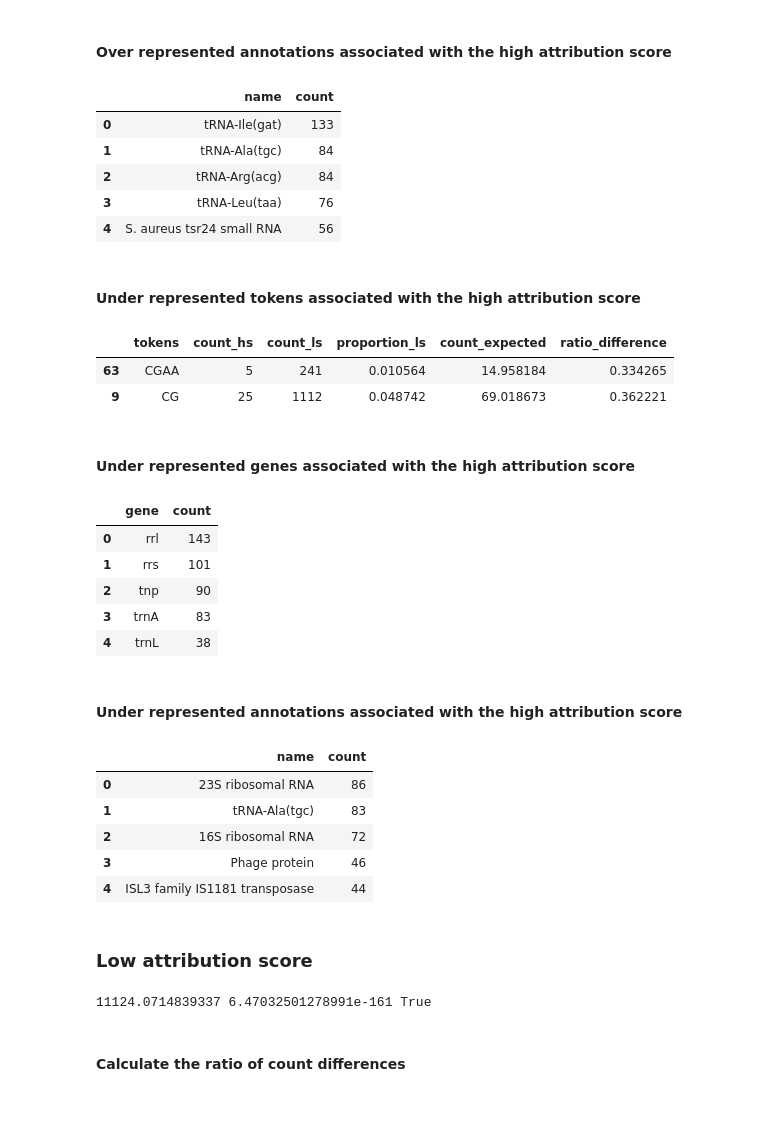
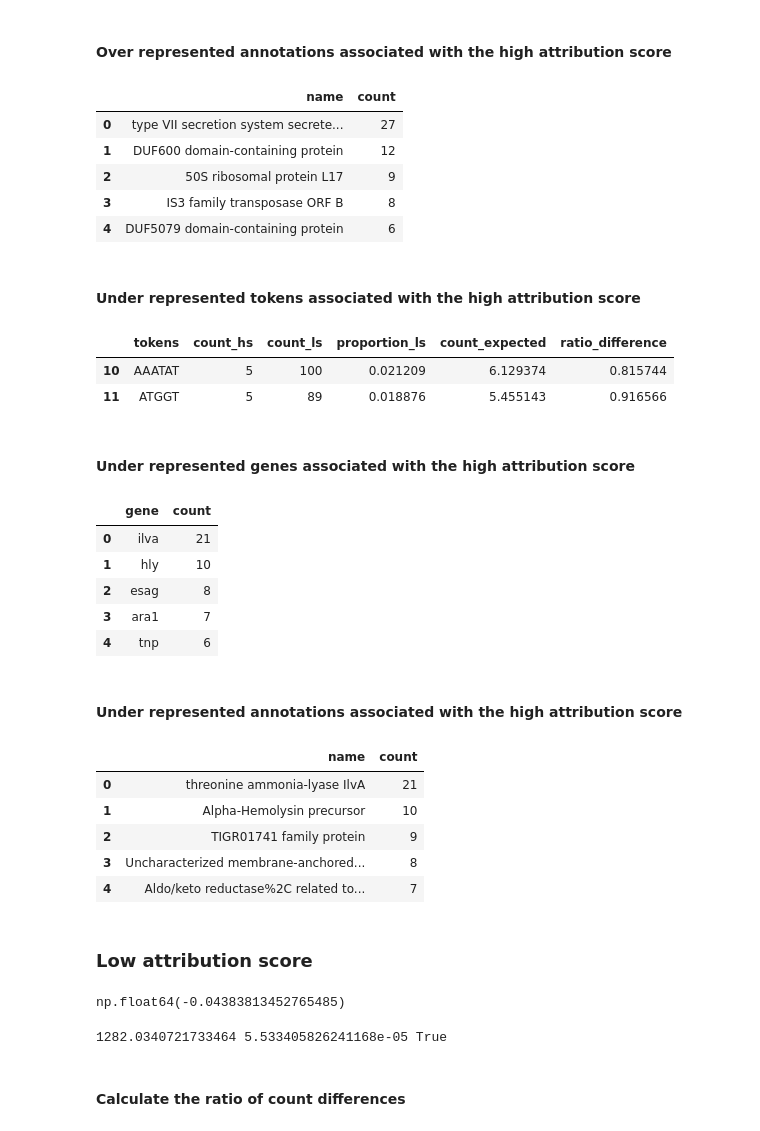
Before and after one commit to ryashpal/alfred-data-analysis, a Jupyter notebook: notebooks/genome_nlp_tokens/statistical_analysis_for_token_attribution_scores.ipynb, the cells around one changed output. Drawn from its saved outputs; the diff is of its cells as text; code cells hidden in the pictures.

```diff
--- a/notebooks/genome_nlp_tokens/statistical_analysis_for_token_attribution_scores.ipynb
+++ b/notebooks/genome_nlp_tokens/statistical_analysis_for_token_attribution_scores.ipynb
@@ -82,7 +82,7 @@ overlappingFilesDir = Path(os.environ['GENOMICS_DATA_BASE'], 'genome_nlp_tokens'
 
 overlappingDfList = []
 for overlappingFile in os.listdir(overlappingFilesDir):
-    df = pd.read_csv(Path(overlappingFilesDir, overlappingFile), sep='\t', names=['contig_id', 'start_position', 'end_position', 'tokens', 'score', 'id', 'name', 'gene', 'atributes'])
+    df = pd.read_csv(Path(overlappingFilesDir, overlappingFile), sep='\t', names=['contig_id', 'start_position', 'end_position', 'tokens', 'score', 'feature_type', 'id', 'name', 'gene', 'atributes'])
     df['tube_code'] = [overlappingFile.split('_')[0]]*df.shape[0]
     overlappingDfList.append(df)
 overlappingDf = pd.concat(overlappingDfList, ignore_index=True)
@@ -92,5 +92,8 @@ overlappingDf = overlappingDf.merge(
     on=['tube_code']
 )
 overlappingDf = overlappingDf.drop_duplicates()
+overlappingDf = overlappingDf[overlappingDf.tokens.apply(lambda x: (len(x) >= 5))].reset_index()
+overlappingDf['gene'] = overlappingDf.gene.str.lower()
+overlappingDf = overlappingDf[overlappingDf.feature_type.isin(['CDS', 'ncRNA', 'oriC', 'regulatory_region', 'oriT'])]
 overlappingDf
 # %% [output]
@@ -111,3 +114,6 @@ overlappingDf
 ## Perform chi-square test
 # %% [markdown]
 ### High attribution score
+# %%
+cutoff = overlappingDf.score.mean() + 2 * overlappingDf.score.std()
+cutoff
@@ -187,48 +198,52 @@ overrepresentedTokensDf.merge(overlappingDf[['tokens', 'id', 'name', 'gene']], h
 overrepresentedTokensDf.merge(overlappingDf[['tokens', 'id', 'name', 'gene']], how='inner', on=['tokens']).name.value_counts().reset_index()[:5]
 # %% [output]
 |  | name | count |
-| 0 | tRNA-Ile(gat) | 133 |
-| 1 | tRNA-Ala(tgc) | 84 |
-| 2 | tRNA-Arg(acg) | 84 |
-| 3 | tRNA-Leu(taa) | 76 |
-| 4 | S. aureus tsr24 small RNA | 56 |
+| 0 | type VII secretion system secrete... | 27 |
+| 1 | DUF600 domain-containing protein | 12 |
+| 2 | 50S ribosomal protein L17 | 9 |
+| 3 | IS3 family transposase ORF B | 8 |
+| 4 | DUF5079 domain-containing protein | 6 |
 # %% [markdown]
 #### Under represented tokens associated with the high attribution score
 # %%
-underrepresentedTokensDf = filteredOverlappingDf.sort_values(by=['ratio_difference'])[filteredOverlappingDf.ratio_difference < 0.5]
+underrepresentedTokensDf = filteredOverlappingDf.sort_values(by=['ratio_difference'])[filteredOverlappingDf.ratio_difference < 1]
 underrepresentedTokensDf
 # %% [output]
 |  | tokens | count_hs | count_ls | proportion_ls | count_expected | ratio_difference |
-| 63 | CGAA | 5 | 241 | 0.010564 | 14.958184 | 0.334265 |
-| 9 | CG | 25 | 1112 | 0.048742 | 69.018673 | 0.362221 |
+| 10 | AAATAT | 5 | 100 | 0.021209 | 6.129374 | 0.815744 |
+| 11 | ATGGT | 5 | 89 | 0.018876 | 5.455143 | 0.916566 |
 # %% [markdown]
 #### Under represented genes associated with the high attribution score
 # %%
 underrepresentedTokensDf.merge(overlappingDf[['tokens', 'id', 'name', 'gene']], how='inner', on=['tokens']).gene.value_counts().reset_index()[:5]
 # %% [output]
 |  | gene | count |
-| 0 | rrl | 143 |
-| 1 | rrs | 101 |
-| 2 | tnp | 90 |
-| 3 | trnA | 83 |
-| 4 | trnL | 38 |
+| 0 | ilva | 21 |
+| 1 | hly | 10 |
+| 2 | esag | 8 |
+| 3 | ara1 | 7 |
+| 4 | tnp | 6 |
 # %% [markdown]
 #### Under represented annotations associated with the high attribution score
 # %%
 underrepresentedTokensDf.merge(overlappingDf[['tokens', 'id', 'name', 'gene']], how='inner', on=['tokens']).name.value_counts().reset_index()[:5]
 # %% [output]
 |  | name | count |
-| 0 | 23S ribosomal RNA | 86 |
-| 1 | tRNA-Ala(tgc) | 83 |
-| 2 | 16S ribosomal RNA | 72 |
-| 3 | Phage protein | 46 |
-| 4 | ISL3 family IS1181 transposase | 44 |
+| 0 | threonine ammonia-lyase IlvA | 21 |
+| 1 | Alpha-Hemolysin precursor | 10 |
+| 2 | TIGR01741 family protein | 9 |
+| 3 | Uncharacterized membrane-anchored... | 8 |
+| 4 | Aldo/keto reductase%2C related to... | 7 |
 # %% [markdown]
 ### Low attribution score
+# %%
+cutoff = overlappingDf.score.mean() - 2 * overlappingDf.score.std()
+cutoff
+# %% [output]
+np.float64(-0.04383813452765485)
 # %%
 from scipy import stats
 
-cutoff = -0.02
 highScoreOverlappingDf = overlappingDf[(overlappingDf.score > cutoff)].tokens.value_counts().reset_index()
 lowScoreOverlappingDf = overlappingDf[(overlappingDf.score < cutoff)].tokens.value_counts().reset_index()
 mergedOverlappingDf = highScoreOverlappingDf.add_suffix('_hs').merge(
@@ -248,7 +263,7 @@ chi2, p, dof, expected = stats.chi2_contingency(pd.crosstab(filteredOverlappingD
 significant = p < 0.05  # 5% significance level
 print(chi2, p, significant)
 # %% [output]
-11124.0714839337 6.47032501278991e-161 True
+1282.0340721733464 5.533405826241168e-05 True
 # %% [markdown]
 #### Calculate the ratio of count differences
 # %%
```
Also changed, not shown: parts of 11 cells of this notebook, 4 other files.
